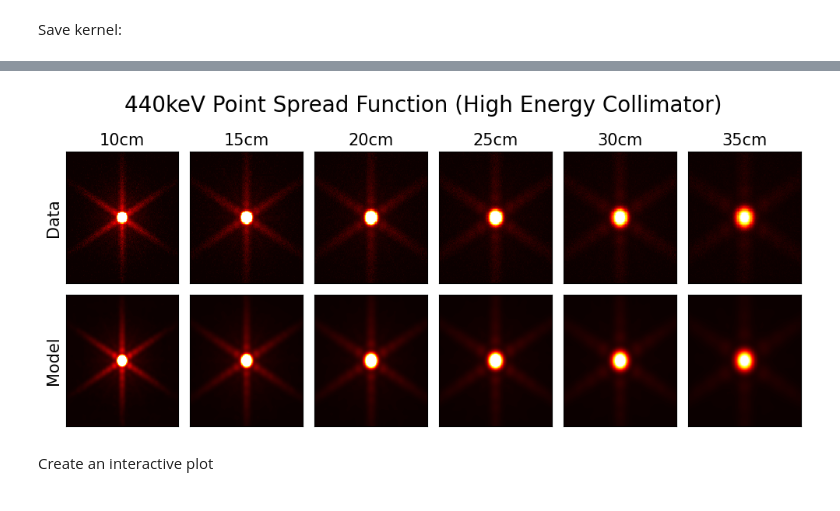
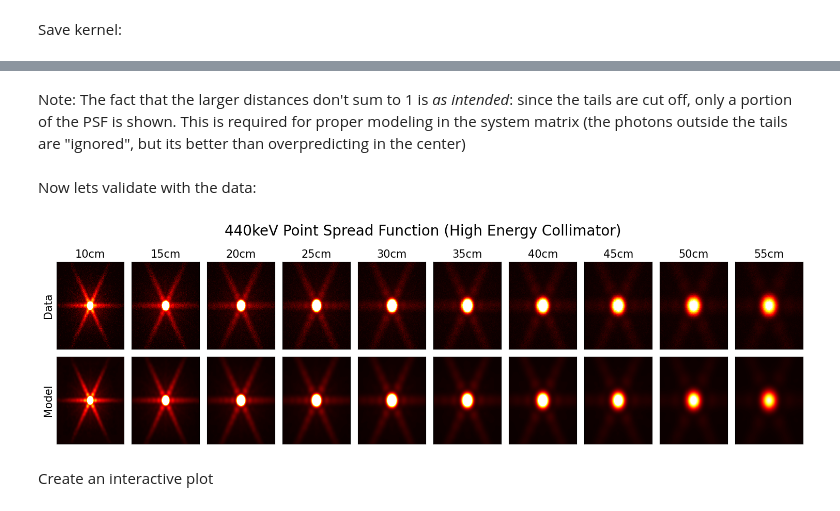
Before and after one commit to lukepolson/spect_psf_fitting, a Jupyter notebook: analysis.ipynb, the cells around one changed output, grey strips where cells are left out. Cells and saved outputs as stored; diff of their text form; code cells hidden in the pictures.

```diff
--- a/analysis.ipynb
+++ b/analysis.ipynb
@@ -16,10 +19,10 @@ Note that index 01 changes the energy (`01:440`) and index 12 changes the radius
 # %% [markdown]
 Open data:
 # %%
-ds = [10,15,20,25,30,35]
+ds = [10,15,20,25,30,35,40,45,50,55]
 paths = [f'440kev_r{d}' for d in ds]
 # %% [markdown]
 Get PSF kernel:
 * What is returned is a function which takes in 3 arguments: x positions, y positions, and distance from the detector.
 # %%
-kernel_f = get_psf_kernel(paths)
+kernel_f = get_psf_kernel(paths[:6])
@@ -32,0 +42,3 @@ Lets validate the kernel at each point
+# %%
+with open('psf_kernel.pkl', 'rb') as f:
+    kernel_f = pickle.load(f)
@@ -33,3 +69,7 @@ Lets validate the kernel at each point
+# %% [markdown]
+Note: The fact that the larger distances don't sum to 1 is *as intended*: since the tails are cut off, only a portion of the PSF is shown. This is required for proper modeling in the system matrix (the photons outside the tails are "ignored", but its better than overpredicting in the center)
+# %% [markdown]
+Now lets validate with the data:
 # %%
 # Spacing of the theoretical kernel
 Nx = 255
@@ -39,28 +79,28 @@ projectionss_data = []
 projectionss_analytical = []
 for path in paths:
     projections_data, dr, distance = get_projections_spacing_radius(path)
-    projections_analytical = kernel_f(x_eval, y_eval, d=distance)
+    projections_analytical = kernel_f(x_eval, y_eval, d=distance, normalize=False)
     projectionss_data.append(projections_data)
     projectionss_analytical.append(projections_analytical)
 # %%
 def plot(projections, ax):
     ax.tick_params(left=False, labelleft=False, bottom=False, labelbottom=False)
-    return ax.pcolormesh(projections, cmap='hot', vmax=0.1)
+    return ax.pcolormesh(projections, cmap='hot', vmax=0.05)
 
-fig, axes = plt.subplots(2,6,figsize=(10, 4.5))
+fig, axes = plt.subplots(2,10,figsize=(15, 4.5))
 for i, ax in enumerate(axes[0]):
     C = plot(projectionss_data[i], ax)
 for i, ax in enumerate(axes[1]):
     C = plot(projectionss_analytical[i], ax,)
 for i, ax in enumerate(axes[0]):
     ax.set_title(f'{ds[i]}cm', fontsize=15)
 axes[0,0].set_ylabel('Data', fontsize=15)
 axes[1,0].set_ylabel('Model', fontsize=15)
 fig.suptitle('440keV Point Spread Function (High Energy Collimator)', fontsize=20)
 fig.tight_layout()
 plt.savefig('im.png', dpi=300)
 # %% [output]
-[figure, old version]
+[figure, new version]
 # %% [markdown]
 Create an interactive plot
 # %%
```
Also changed, not shown: parts of 8 cells of this notebook, 1 other file.
